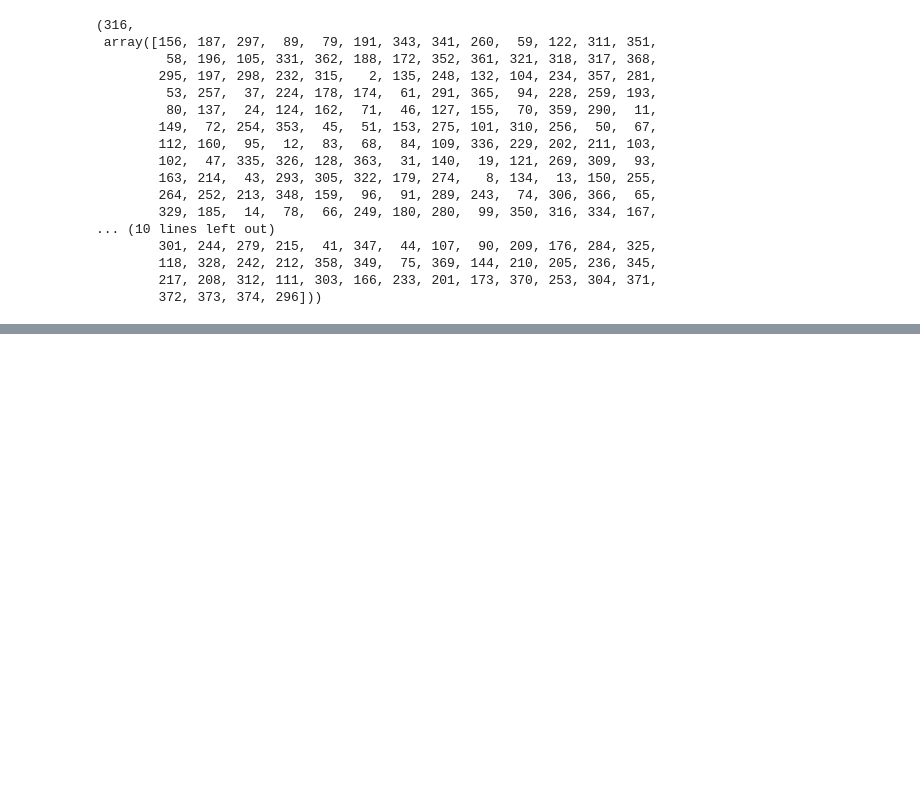
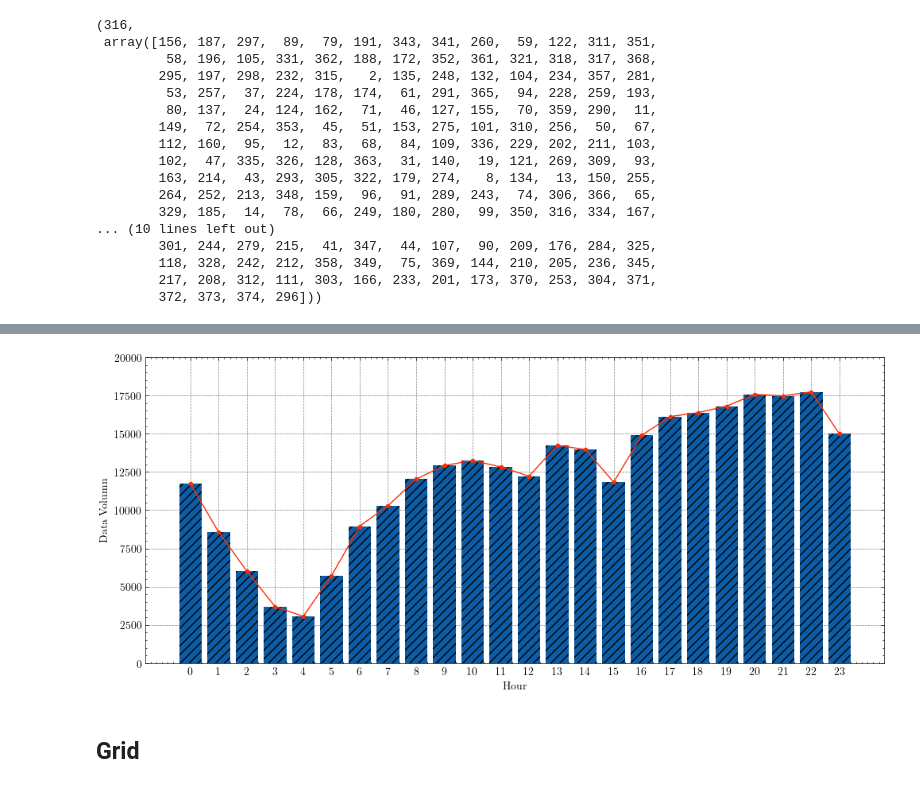
Before and after one commit to DURUII/Replica-EUWR, a Jupyter notebook: processor.ipynb, the cells around one changed output, grey strips where cells are left out. Drawn from its saved outputs; the diff is of its cells as text; code cells hidden in the pictures; blank space fills up the shorter version.

```diff
--- a/processor.ipynb
+++ b/processor.ipynb
@@ -2,6 +9,12 @@
 import pandas as pd
 import os
 from dateutil import parser
+import matplotlib.pyplot as plt
+import numpy as np
+
+import scienceplots
+
+plt.style.use(['science', 'grid'])
 
 # dataset link: https://ieee-dataport.org/open-access/crawdad-romataxi
 if not os.path.exists('./dataset/taxi_february.pkl'):
@@ -63,0 +79,4 @@ df['DRIVER_ID'].nunique(), df['DRIVER_ID'].unique()
+# %%
+data = df[df.TIMESTAMP.dt.date == df.TIMESTAMP.dt.date.min()]
+count_hour = data.groupby(data.TIMESTAMP.dt.hour).size()
+count_hour
@@ -63,0 +101,13 @@ df['DRIVER_ID'].nunique(), df['DRIVER_ID'].unique()
+# %%
+fig, ax = plt.subplots(1, 1, figsize=(12, 5))
+ax.bar(x=count_hour.index, height=count_hour.values, hatch='///')
+ax.plot(count_hour.index, count_hour.values, color='C3', marker='.')
+ax.set_xlabel('Hour')
+ax.set_ylabel('Data Volumn')
+ax.set_xticks(range(24), range(24))
+ax.set_ylim(0, 20000)
+plt.show()
+# %% [output]
+[figure, added]
+# %% [markdown]
+## Grid
```
Also changed, not shown: parts of 5 cells of this notebook.
